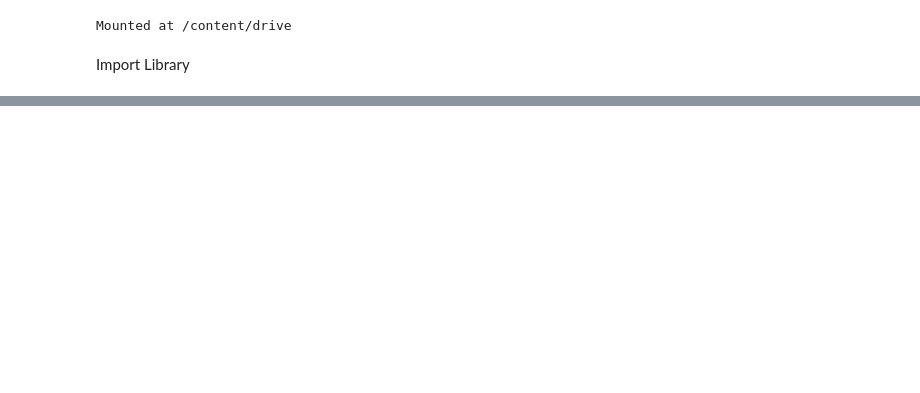
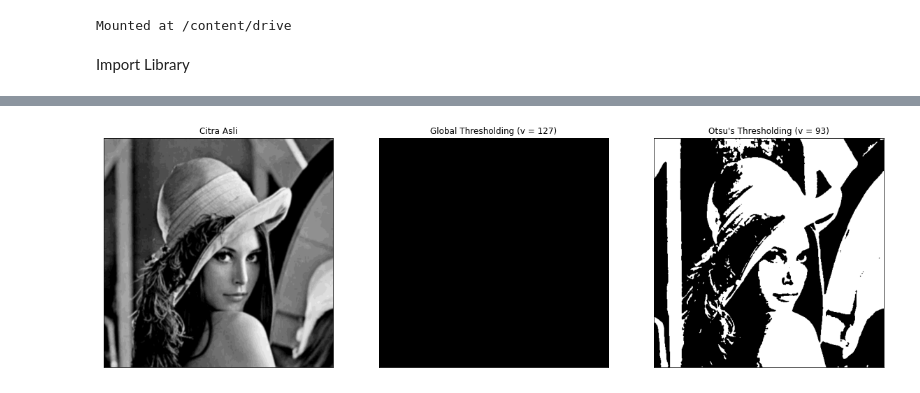
Before and after one commit to darman1725/PCVK_Genap_2022, a Jupyter notebook: Week10.ipynb, the cells around one changed output, grey strips where cells are left out. Saved outputs shown, nothing was run; the diff lists cells and outputs as text; code cells hidden in the pictures; blank space fills up the shorter version.

```diff
--- a/Week10.ipynb
+++ b/Week10.ipynb
@@ -36,0 +64,54 @@ NameError: ignored
+# %%
+filename_2 = ('/content/drive/MyDrive/Images/lena_gs_lc2.jpg')
+img_lena = cv.imread(filename_2, 0)
+blur = cv.GaussianBlur(img_lena,(5,5),0)
+thresh = 127
+
+img_lena = cv.imread(filename_2, 0)
+blur = cv.GaussianBlur(img_lena, (5,5),0)
+
+# Mencari nilai histogram dari channel gambar
+# images, channel gambar [0 = blue], mask, maxSize, range
+histo = cv.calcHist([blur],[0],None,[256], [0,256])
+
+histo_norm = histo.ravel()/histo.max()
+
+# Mengubah atau menjadikan hasil dari hist_norm ke array
+Q = histo_norm.cumsum()
+
+bins = np.arange (256)
+wb = 0
+sumb = 0
+varmax = 0
+thresh = -1
+
+for i in range(0,255):
+  wb += histo[i] # Menjumlahkan nilai dari semua pixel background
+  wf = (img_lena.shape[0] * img_lena.shape[1]) - wb # Menjumlahkan nilai dari semua pixel foreground
+
+  sumb += (i*histo[i])
+  mb = sumb / wb
+  mf = (sumb - sumb)/wf
+
+  betweenvar = wb * wf * (mb - mf) * (mb - mf)
+
+  if (betweenvar>varmax):
+    varmax = betweenvar
+    thresh = i
+
+x = ("Otsu's Thresholding (v = ")+str(thresh)+")"
+ret, th1 = cv.threshold(blur, 127, 255, cv.THRESH_BINARY)
+ret, th2 = cv.threshold (blur, thresh, 255, cv.THRESH_BINARY)
+
+titles = ['Citra Asli', 'Global Thresholding (v = 127)', x]
+citra3 = [blur, th1, th2]
+plt.figure(figsize = (20,15))
+
+for i in range(len(citra3)):
+    plt. subplot(1,3,i+1),plt.imshow(citra3[i], 'gray')
+    plt.title(titles[i])
+    plt.xticks([]),plt.yticks([])
+
+plt.show()
+# %% [output]
+[figure, added]
```
Also changed, not shown: parts of 7 cells of this notebook.
